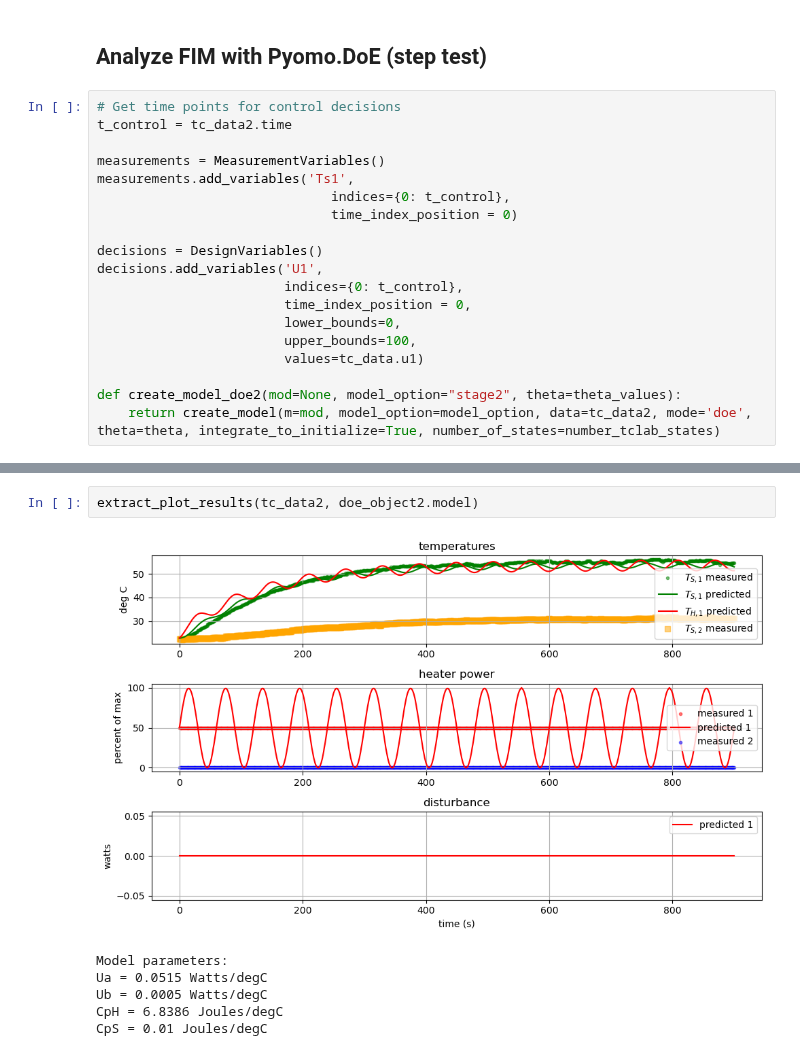
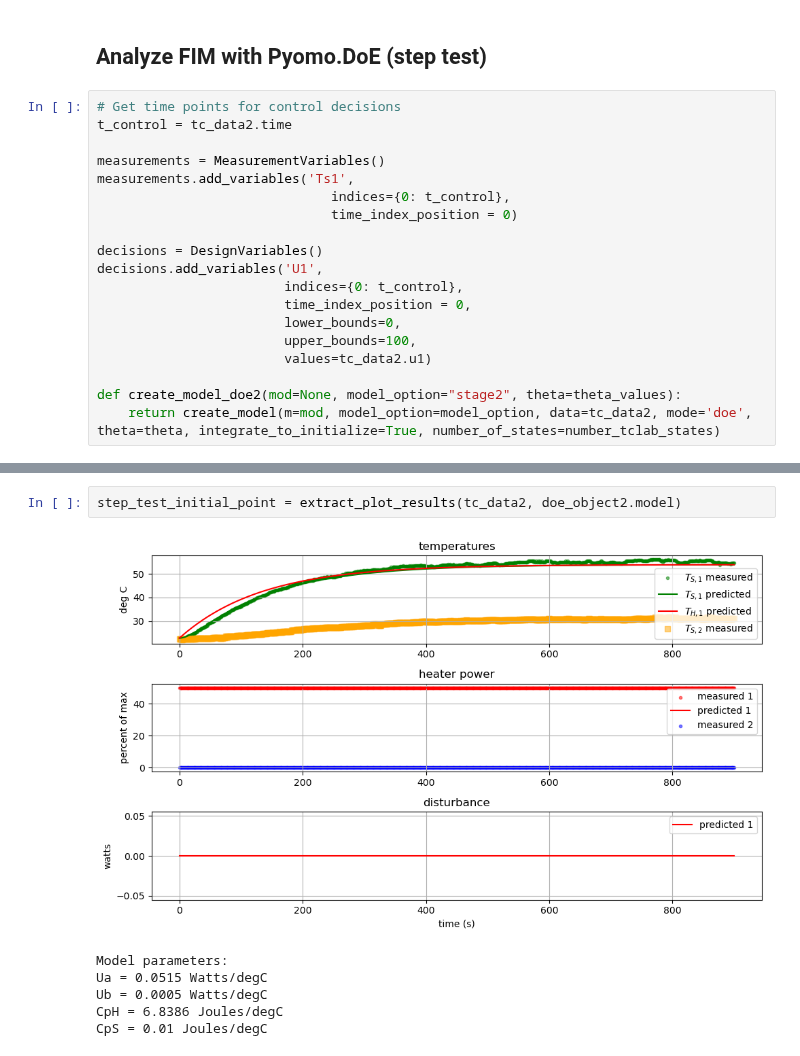
Before and after one commit to dowlinglab/pyomo-doe, a Jupyter notebook: notebooks/doe_exploratory_analysis.ipynb, the cells around one changed output, grey strips where cells are left out. Saved outputs shown, nothing was run; the diff lists cells and outputs as text.

```diff
--- a/notebooks/doe_exploratory_analysis.ipynb
+++ b/notebooks/doe_exploratory_analysis.ipynb
@@ -192,7 +192,7 @@ decisions.add_variables('U1',
                         time_index_position = 0,
                         lower_bounds=0,
                         upper_bounds=100,
-                        values=tc_data.u1)
+                        values=tc_data2.u1)
 
 def create_model_doe2(mod=None, model_option="stage2", theta=theta_values):
     return create_model(m=mod, model_option=model_option, data=tc_data2, mode='doe', theta=theta, integrate_to_initialize=True, number_of_states=number_tclab_states)
@@ -252,7 +252,7 @@ FIM:
 # %%
-extract_plot_results(tc_data2, doe_object2.model)
+step_test_initial_point = extract_plot_results(tc_data2, doe_object2.model)
 # %% [output]
-[figure, old version]
+[figure, new version]
 Model parameters:
 Ua = 0.0515 Watts/degC
 Ub = 0.0005 Watts/degC
```
Also changed, not shown: parts of 4 cells of this notebook.
